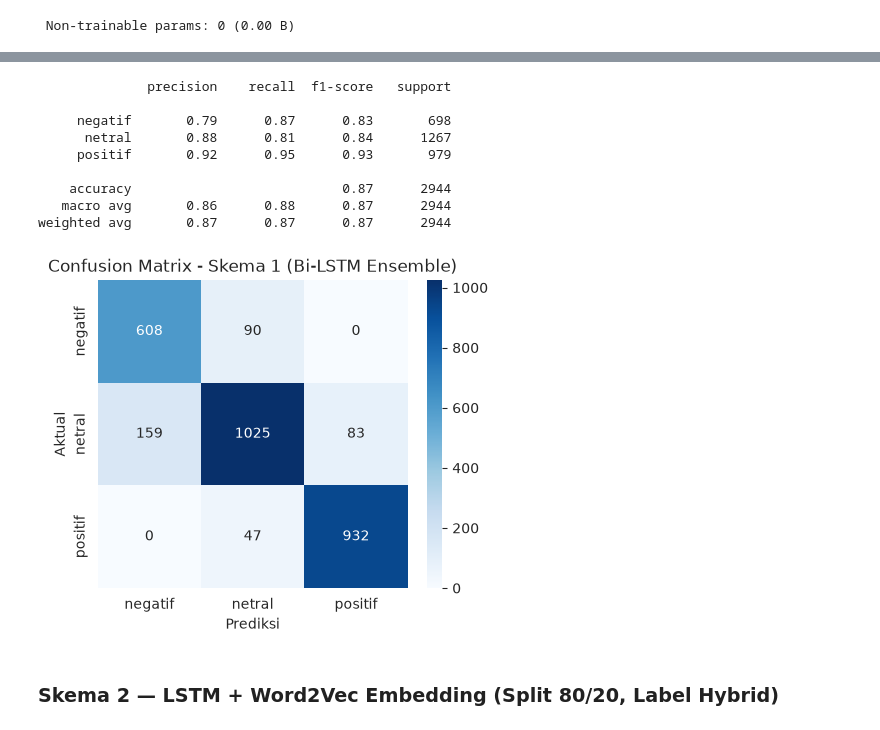
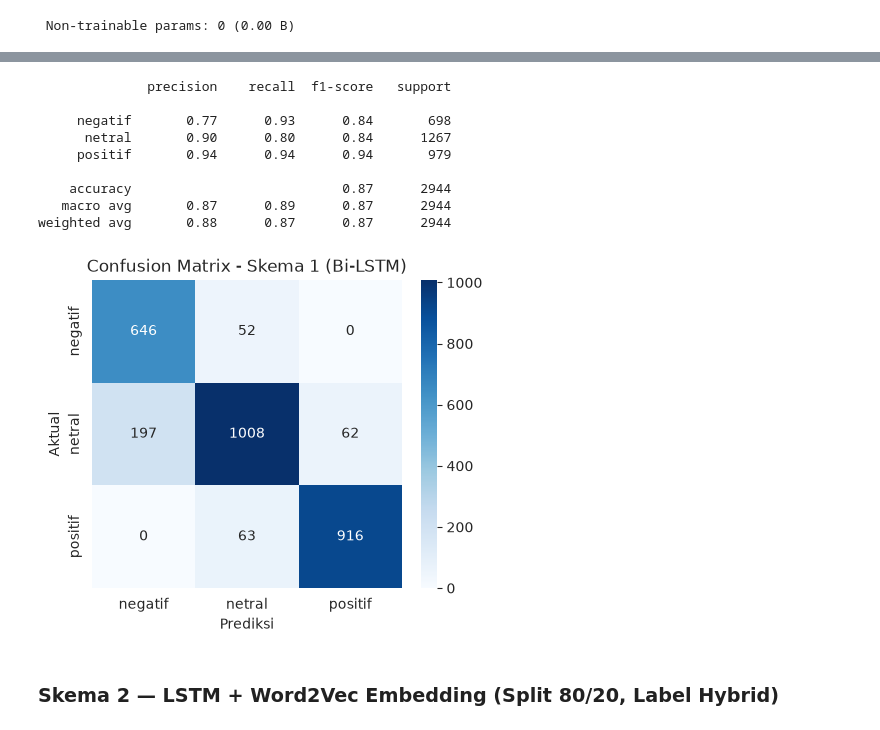
Before and after one commit to Zevhys/dl-1, a Jupyter notebook: notebooks/analisis_sentimen.ipynb, the cells around one changed output, grey strips where cells are left out. Saved outputs shown, nothing was run; the diff lists cells and outputs as text; code cells hidden in the pictures.

```diff
--- a/notebooks/analisis_sentimen.ipynb
+++ b/notebooks/analisis_sentimen.ipynb
@@ -588,24 +589,24 @@ SKEMA 1 -> Train Accuracy: 0.9478 | Test Accuracy: 0.8713
 # %%
 y_pred1 = np.argmax(model1.predict(X_test1, verbose=0), axis=1)
 print(classification_report(y_test1, y_pred1, target_names=LABEL_ORDER, zero_division=0))
 
 cm1 = confusion_matrix(y_test1, y_pred1)
 plt.figure(figsize=(5, 4))
 sns.heatmap(cm1, annot=True, fmt="d", cmap="Blues", xticklabels=LABEL_ORDER, yticklabels=LABEL_ORDER)
-plt.title("Confusion Matrix - Skema 1 (Bi-LSTM Ensemble)")
+plt.title("Confusion Matrix - Skema 1 (Bi-LSTM)")
 plt.xlabel("Prediksi"); plt.ylabel("Aktual")
 plt.show()
 # %% [output]
               precision    recall  f1-score   support
 
-     negatif       0.79      0.87      0.83       698
-      netral       0.88      0.81      0.84      1267
-     positif       0.92      0.95      0.93       979
+     negatif       0.77      0.93      0.84       698
+      netral       0.90      0.80      0.84      1267
+     positif       0.94      0.94      0.94       979
 
     accuracy                           0.87      2944
-   macro avg       0.86      0.88      0.87      2944
-weighted avg       0.87      0.87      0.87      2944
+   macro avg       0.87      0.89      0.87      2944
+weighted avg       0.88      0.87      0.87      2944
-[figure, old version]
+[figure, new version]
 # %% [markdown]
 ### Skema 2 — LSTM + Word2Vec Embedding (Split 80/20, Label Hybrid)
 # %%
```
Also changed, not shown: parts of 15 cells of this notebook, 1 other file.
